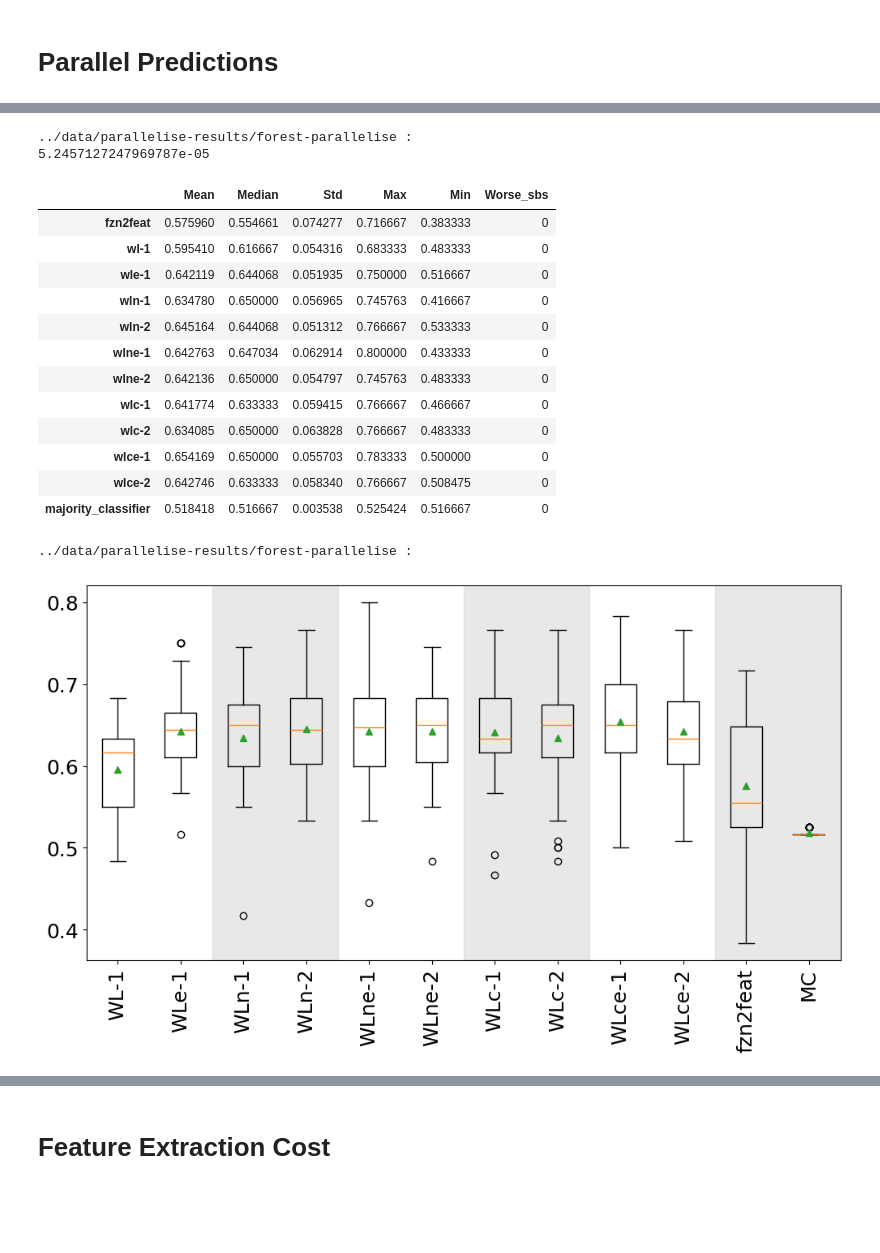
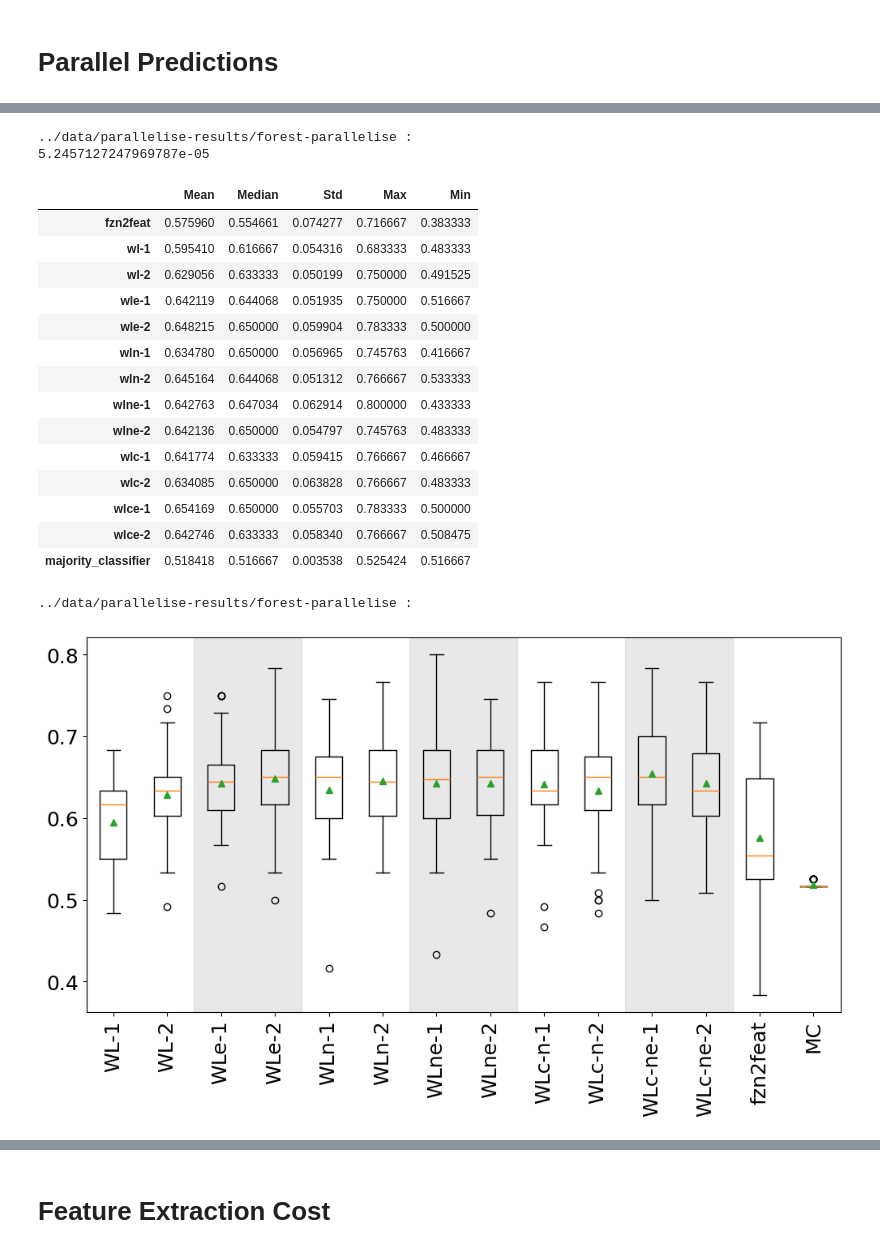
Before and after one commit to SeppiaBrilla/fzngraph_features, a Jupyter notebook: analysis/images.ipynb, the cells around one changed output, grey strips where cells are left out. Cells and saved outputs as stored; diff of their text form; code cells hidden in the pictures; blank space fills up the shorter version.

```diff
--- a/analysis/images.ipynb
+++ b/analysis/images.ipynb
@@ -382,8 +471,7 @@ features = [f for f in res_svc.keys() if f == 'fzn2feat' or 'wlc' in f]
 rows = {feat:{ft:'' for ft in features} for feat in features}
 for ft1 in features:
     for ft2 in features:
-        if 'wlce' in ft1 or 'wlce' in ft2:
-            continue
+
         if ft1 == ft2:
             rows[ft1][ft2] = EQUAL
             continue
@@ -693,8 +1222,8 @@ features.append('majority_classifier')
 rows = {feat:{ft:'' for ft in features} for feat in features}
 for ft1 in features:
     for ft2 in features:
-        if ft1 in ['wl-2', 'wle-2'] or ft2 in ['wl-2', 'wle-2']:
-            continue
+        # if ft1 in ['wl-2', 'wle-2'] or ft2 in ['wl-2', 'wle-2']:
+        #     continue
         if ft1 == ft2:
             rows[ft1][ft2] = EQUAL
             continue
@@ -741,10 +1314,10 @@ t_stat, p_value = stats.wilcoxon(list(res['wlc-1'].values()), fzn2feat)
 print("wlc-1", p_value, compare_par_results(('wlc-1', 'svc'),('fzn2feat', 'svc'), '../data/parallelise-results'))
 t_stat, p_value = stats.wilcoxon(list(res['wlc-2'].values()), fzn2feat)
 print("wlc-2", p_value, compare_par_results(('wlc-2', 'svc'),('fzn2feat', 'svc'), '../data/parallelise-results'))
-# t_stat, p_value = stats.wilcoxon(list(res['wlce-1'].values()), fzn2feat)
-# print("wlce-1", p_value, compare_par_results(('wlce-1', 'svc'),('fzn2feat', 'svc'), '../data/parallelise-results'))
-# t_stat, p_value = stats.wilcoxon(list(res['wlce-2'].values()), fzn2feat)
-# print("wlce-2", p_value, compare_par_results(('wlce-2', 'svc'),('fzn2feat', 'svc'), '../data/parallelise-results'))
+t_stat, p_value = stats.wilcoxon(list(res['wlce-1'].values()), fzn2feat)
+print("wlce-1", p_value, compare_par_results(('wlce-1', 'svc'),('fzn2feat', 'svc'), '../data/parallelise-results'))
+t_stat, p_value = stats.wilcoxon(list(res['wlce-2'].values()), fzn2feat)
+print("wlce-2", p_value, compare_par_results(('wlce-2', 'svc'),('fzn2feat', 'svc'), '../data/parallelise-results'))
 display(to_table(res))
 # %% [output]
 ../data/parallelise-results/nn-parallelise :
@@ -793,0 +1424,27 @@ plt.show()
+# %%
+table_res = {'last-mean':{},
+        'all-levels-mean':{},
+        'last-median':{},
+        'all-levels-median':{},
+        'significant': {}}
+folder = '../data/parallelise-results/nn-parallelise'
+
+
+plot_res = get_parallel_results(folder, True)
+plot_res = {
+    features: list(v.values()) for features, v in plot_res.items()
+}
+for features in plot_res.keys():
+    if not 'alllevels' in features:
+        continue
+    if features == 'wlce-1_alllevels':
+        continue
+    last_feat = features.replace('_alllevels', '')
+    table_res['last-mean'][last_feat] = f'{np.mean(plot_res[last_feat]):.3f}'
+    table_res['last-median'][last_feat] = f'{np.median(plot_res[last_feat]):.3f}'
+    table_res['all-levels-mean'][last_feat] = f'{np.mean(plot_res[features]):.3f}'
+    table_res['all-levels-median'][last_feat] = f'{np.median(plot_res[features]):.3f}'
+    _, p = stats.wilcoxon(plot_res[last_feat], plot_res[features])
+    table_res['significant'][last_feat] = f'{p:.3f}'
+
+print(pd.DataFrame(table_res).to_latex())
@@ -799,53 +1465,55 @@ for folder in ['../data/parallelise-results/forest-parallelise']:
     wlc1_forest = list(res['wlc-1'].values())
     t_stat, p_value = stats.wilcoxon(wlc1_forest, fzn2feat)
     print(p_value)
-    display(to_table(res))
+    display(to_table(res, False))
 # %% [output]
 ../data/parallelise-results/forest-parallelise :
 5.2457127247969787e-05
-|  | Mean | Median | Std | Max | Min | Worse_sbs |
-| fzn2feat | 0.575960 | 0.554661 | 0.074277 | 0.716667 | 0.383333 | 0 |
-| wl-1 | 0.595410 | 0.616667 | 0.054316 | 0.683333 | 0.483333 | 0 |
-| wle-1 | 0.642119 | 0.644068 | 0.051935 | 0.750000 | 0.516667 | 0 |
-| wln-1 | 0.634780 | 0.650000 | 0.056965 | 0.745763 | 0.416667 | 0 |
-| wln-2 | 0.645164 | 0.644068 | 0.051312 | 0.766667 | 0.533333 | 0 |
-| wlne-1 | 0.642763 | 0.647034 | 0.062914 | 0.800000 | 0.433333 | 0 |
-| wlne-2 | 0.642136 | 0.650000 | 0.054797 | 0.745763 | 0.483333 | 0 |
-| wlc-1 | 0.641774 | 0.633333 | 0.059415 | 0.766667 | 0.466667 | 0 |
-| wlc-2 | 0.634085 | 0.650000 | 0.063828 | 0.766667 | 0.483333 | 0 |
-| wlce-1 | 0.654169 | 0.650000 | 0.055703 | 0.783333 | 0.500000 | 0 |
-| wlce-2 | 0.642746 | 0.633333 | 0.058340 | 0.766667 | 0.508475 | 0 |
-| majority_classifier | 0.518418 | 0.516667 | 0.003538 | 0.525424 | 0.516667 | 0 |
+|  | Mean | Median | Std | Max | Min |
+| fzn2feat | 0.575960 | 0.554661 | 0.074277 | 0.716667 | 0.383333 |
+| wl-1 | 0.595410 | 0.616667 | 0.054316 | 0.683333 | 0.483333 |
+| wl-2 | 0.629056 | 0.633333 | 0.050199 | 0.750000 | 0.491525 |
+| wle-1 | 0.642119 | 0.644068 | 0.051935 | 0.750000 | 0.516667 |
+| wle-2 | 0.648215 | 0.650000 | 0.059904 | 0.783333 | 0.500000 |
+| wln-1 | 0.634780 | 0.650000 | 0.056965 | 0.745763 | 0.416667 |
+| wln-2 | 0.645164 | 0.644068 | 0.051312 | 0.766667 | 0.533333 |
+| wlne-1 | 0.642763 | 0.647034 | 0.062914 | 0.800000 | 0.433333 |
+| wlne-2 | 0.642136 | 0.650000 | 0.054797 | 0.745763 | 0.483333 |
+| wlc-1 | 0.641774 | 0.633333 | 0.059415 | 0.766667 | 0.466667 |
+| wlc-2 | 0.634085 | 0.650000 | 0.063828 | 0.766667 | 0.483333 |
+| wlce-1 | 0.654169 | 0.650000 | 0.055703 | 0.783333 | 0.500000 |
+| wlce-2 | 0.642746 | 0.633333 | 0.058340 | 0.766667 | 0.508475 |
+| majority_classifier | 0.518418 | 0.516667 | 0.003538 | 0.525424 | 0.516667 |
 # %%
 folder = '../data/parallelise-results/forest-parallelise'
 matplotlib.rcParams['font.family'] = 'sans-serif'
 
 matplotlib.rcParams.update({'font.size': 18})
 print(folder, ':')
 res_svc = get_parallel_results(folder)
 plot_res = {
     features: list(v.values()) for features, v in res_svc.items()
 }
 fzn2feat = plot_res['fzn2feat']
 del plot_res['fzn2feat']
 plot_res['fzn2feat'] = fzn2feat
 
 majority_classifier = plot_res['majority_classifier']
 del plot_res['majority_classifier']
 plot_res['majority_classifier'] = majority_classifier
 fig, ax = plt.subplots(figsize=(12,6))
 violin_parts = ax.boxplot(plot_res.values(), showmeans=True)
 
 ax.set_xlim(0.5, len(plot_res.keys())+.5)
 ax.axvspan(2.5, 4.5, color='lightgrey', alpha=0.5)
 ax.axvspan(6.5, 8.5, color='lightgrey', alpha=0.5)
 ax.axvspan(10.5, 12.5, color='lightgrey', alpha=0.5)
 
 plt.xticks([i for i in range(1, len(plot_res.keys())+1)], [
-    k.replace("wl", "WL") if k != 'majority_classifier' else 'MC' for k in plot_res.keys()],
+    k.replace("wlc", "WLc-n").replace("wl", "WL") if k != 'majority_classifier' else 'MC' for k in plot_res.keys()],
     rotation='vertical')
 plt.savefig('../paper/figures/par_forest.pdf', format='pdf', bbox_inches='tight',)
 plt.show()
 # %% [output]
 ../data/parallelise-results/forest-parallelise :
-[figure, old version]
+[figure, new version]
```
Also changed, not shown: parts of 46 cells of this notebook, 1 other file.
